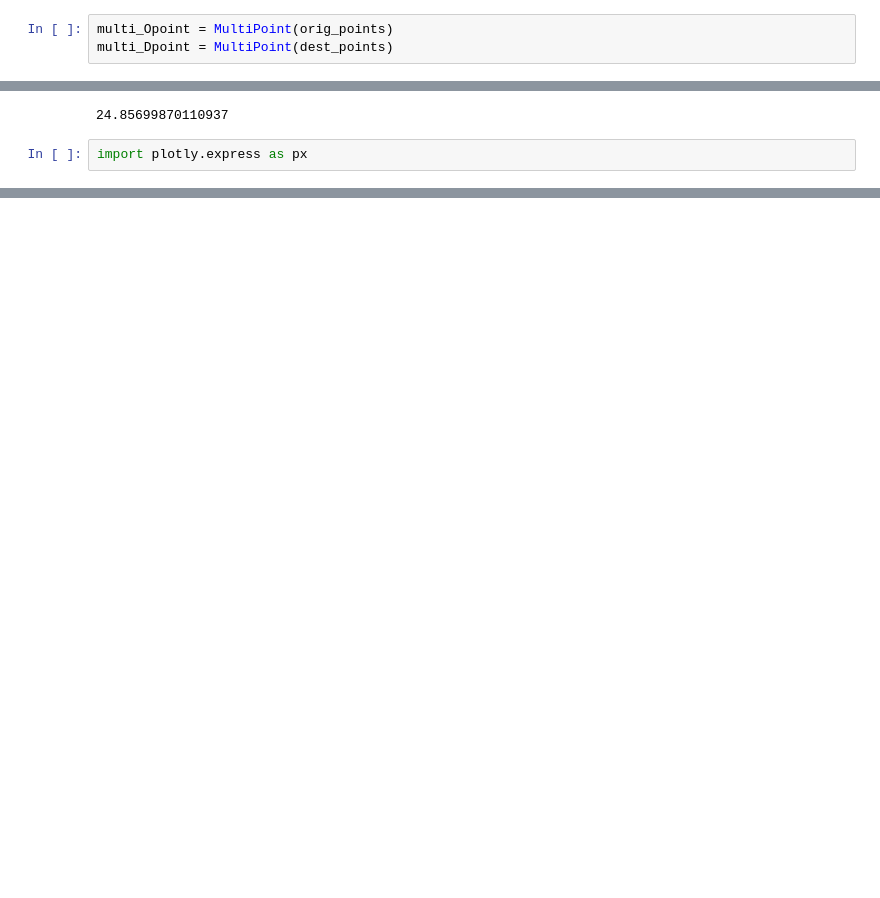
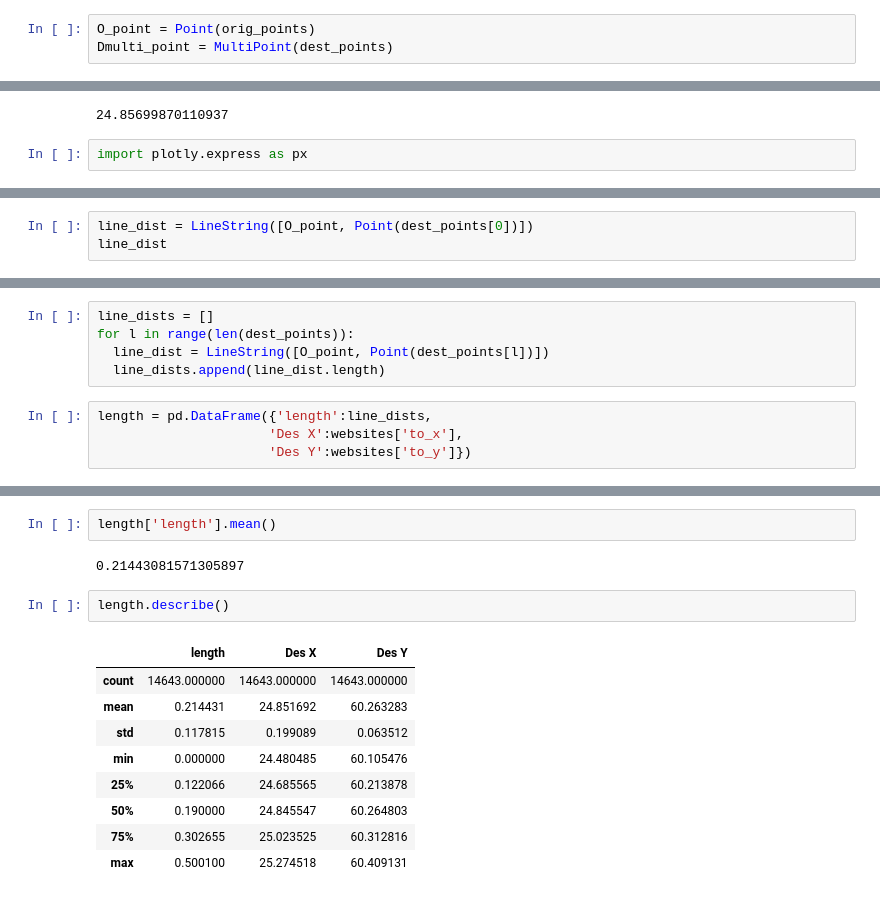
Before and after one commit to DommiiUdomp/Dommii, a Jupyter notebook: IntroLine&Poly.ipynb, the cells around one changed output, grey strips where cells are left out. Saved outputs shown, nothing was run; the diff lists cells and outputs as text; blank space fills up the shorter version.

```diff
--- a/IntroLine&Poly.ipynb
+++ b/IntroLine&Poly.ipynb
@@ -200,3 +208,3 @@ True
 # %%
-multi_Opoint = MultiPoint(orig_points)
-multi_Dpoint = MultiPoint(dest_points)
+O_point = Point(orig_points)
+Dmulti_point = MultiPoint(dest_points)
@@ -230,0 +247,3 @@ fix.show()
+# %%
+line_dist = LineString([O_point, Point(dest_points[0])])
+line_dist
@@ -230,0 +264,9 @@ fix.show()
+# %%
+line_dists = []
+for l in range(len(dest_points)):
+  line_dist = LineString([O_point, Point(dest_points[l])])
+  line_dists.append(line_dist.length)
+# %%
+length = pd.DataFrame({'length':line_dists,
+                      'Des X':websites['to_x'],
+                      'Des Y':websites['to_y']})
@@ -230,0 +282,16 @@ fix.show()
+# %%
+length['length'].mean()
+# %% [output]
+0.21443081571305897
+# %%
+length.describe()
+# %% [output]
+|  | length | Des X | Des Y |
+| count | 14643.000000 | 14643.000000 | 14643.000000 |
+| mean | 0.214431 | 24.851692 | 60.263283 |
+| std | 0.117815 | 0.199089 | 0.063512 |
+| min | 0.000000 | 24.480485 | 60.105476 |
+| 25% | 0.122066 | 24.685565 | 60.213878 |
+| 50% | 0.190000 | 24.845547 | 60.264803 |
+| 75% | 0.302655 | 25.023525 | 60.312816 |
+| max | 0.500100 | 25.274518 | 60.409131 |
```
Also changed, not shown: parts of 23 cells of this notebook.
